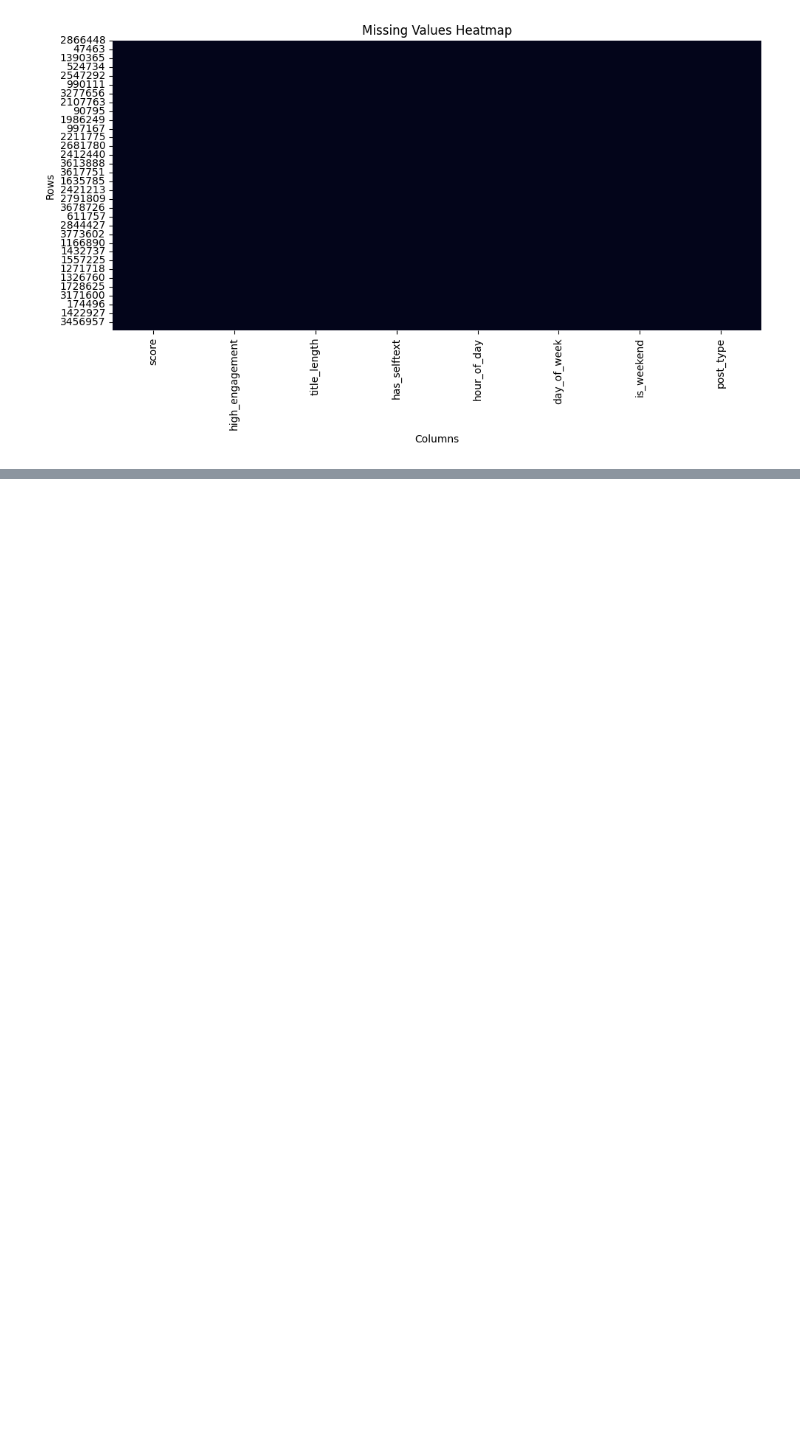
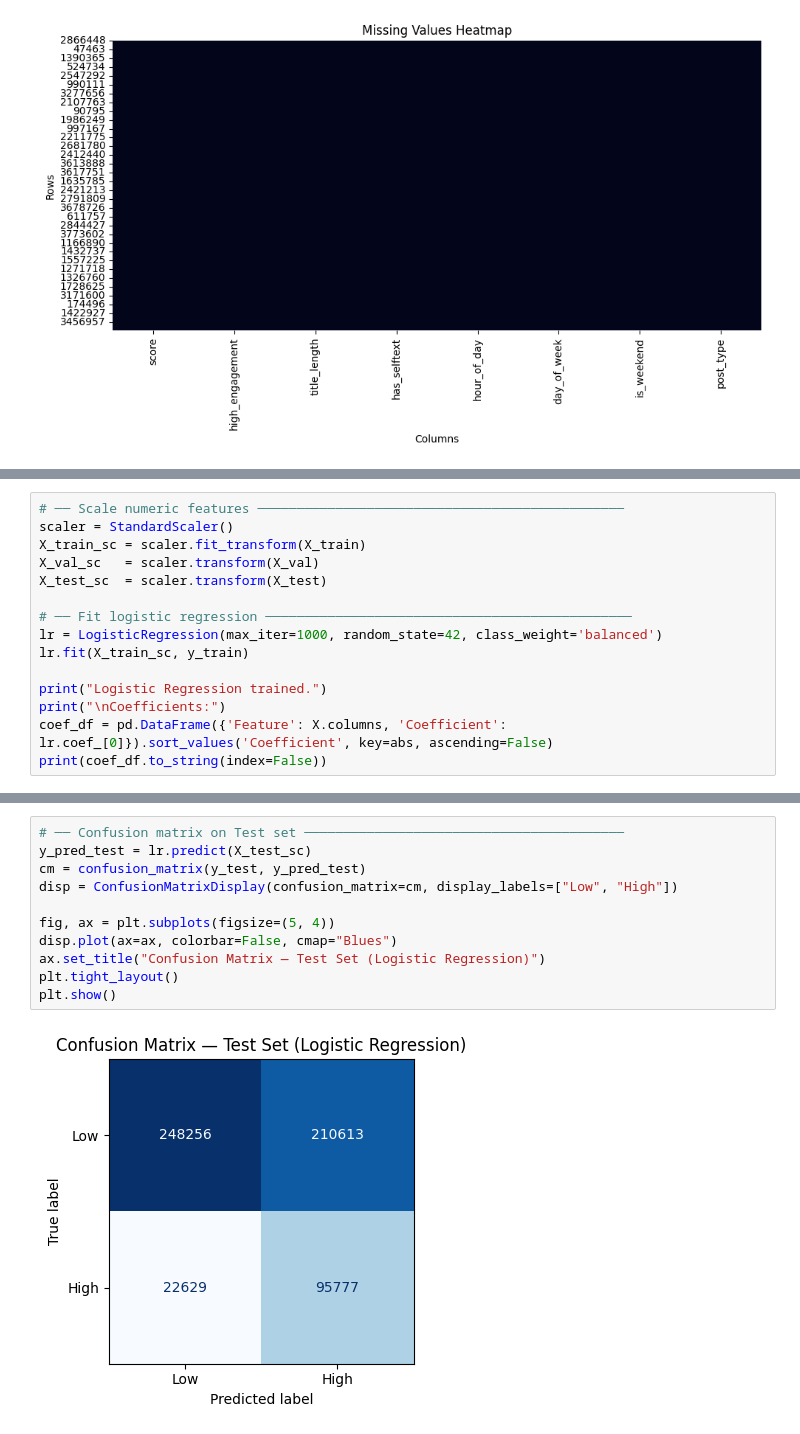
Before and after one commit to thameem-a/COMP-333-Project, a Jupyter notebook: Project/Phase 1/Phase_1.ipynb, the cells around one changed output, grey strips where cells are left out. Drawn from its saved outputs; the diff is of its cells as text; blank space fills up the shorter version.

```diff
--- a/Project/Phase 1/Phase_1.ipynb
+++ b/Project/Phase 1/Phase_1.ipynb
@@ -611,0 +849,15 @@ Columns used in grid: ['score', 'high_engagement', 'title_length', 'has_selftext
+# %%
+# ── Scale numeric features ───────────────────────────────────────────────
+scaler = StandardScaler()
+X_train_sc = scaler.fit_transform(X_train)
+X_val_sc   = scaler.transform(X_val)
+X_test_sc  = scaler.transform(X_test)
+
+# ── Fit logistic regression ───────────────────────────────────────────────
+lr = LogisticRegression(max_iter=1000, random_state=42, class_weight='balanced')
+lr.fit(X_train_sc, y_train)
+
+print("Logistic Regression trained.")
+print("\nCoefficients:")
+coef_df = pd.DataFrame({'Feature': X.columns, 'Coefficient': lr.coef_[0]}).sort_values('Coefficient', key=abs, ascending=False)
+print(coef_df.to_string(index=False))
@@ -611,0 +907,13 @@ Columns used in grid: ['score', 'high_engagement', 'title_length', 'has_selftext
+# %%
+# ── Confusion matrix on Test set ─────────────────────────────────────────
+y_pred_test = lr.predict(X_test_sc)
+cm = confusion_matrix(y_test, y_pred_test)
+disp = ConfusionMatrixDisplay(confusion_matrix=cm, display_labels=["Low", "High"])
+
+fig, ax = plt.subplots(figsize=(5, 4))
+disp.plot(ax=ax, colorbar=False, cmap="Blues")
+ax.set_title("Confusion Matrix — Test Set (Logistic Regression)")
+plt.tight_layout()
+plt.show()
+# %% [output]
+[figure, added]
```
Also changed, not shown: parts of 11 cells of this notebook.
